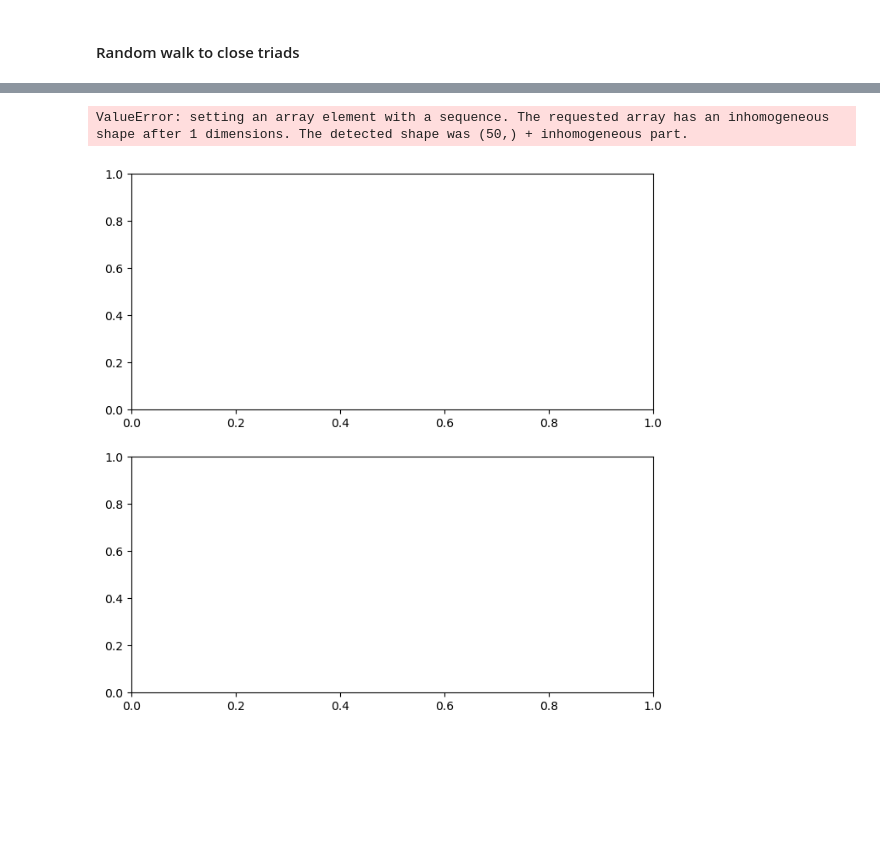
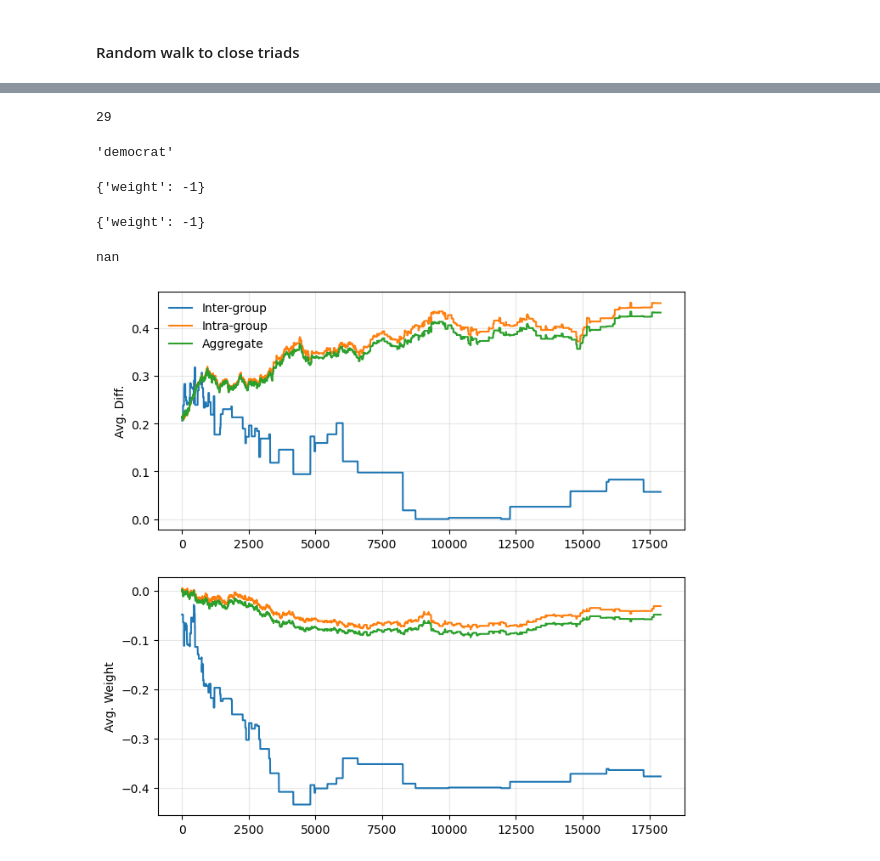
Before and after one commit to ocseckin/belief_network_extended, a Jupyter notebook: notebooks/with_random_walk.ipynb, the cells around one changed output, grey strips where cells are left out. Drawn from its saved outputs; the diff is of its cells as text; code cells hidden in the pictures; blank space fills up the shorter version.

Commit message:
adding random walk

```diff
--- a/notebooks/with_random_walk.ipynb
+++ b/notebooks/with_random_walk.ipynb
@@ -21,11 +21,11 @@ import random
 # %% [markdown]
 #### Create the social network
 # %%
-N = 50
-M = 400
+N = 30
+M = 100
 mu = .05
 
-social_G, communities = diffusion_utils.community_social_network(N = 50, mu = .05, M = 200)
+social_G, communities = diffusion_utils.community_social_network(N = N, mu = mu, M = M)
 
 nx.draw_networkx(social_G)
 # %% [output]
@@ -131,10 +131,11 @@ def assign_weight_to_new_edge(g, starting_node, middle_node, ending_node):
 
     return initial_weight
 # %%
-N = 50
-M = 400
+N = 30
+M = 100
 mu = .05
 
+networks = {}
 log = {}
 
 for sim in range(50):
@@ -145,10 +146,12 @@ for sim in range(50):
     # embed the belief networks into social networks
     social_G = diffusion_utils.generate_embed_belief_networks_to_social_network(social_G, communities)
 
+    #networks[0] = deepcopy(social_G)
+
     avg_diff = {'intra-group':[], 'inter-group':[], 'aggregate':[]}
     avg_w = {'intra-group':[], 'inter-group':[], 'aggregate':[]}
 
-    T = N * 100
+    T = N * 800
 
     for t in tqdm(range(T+1)):
 
@@ -172,8 +175,9 @@ for sim in range(50):
         # Agent thinks to themselves after updating their belief (apply random walk)
         starting_node, middle_node, ending_node = random_walker(g, focal_edge)
 
-        # If starting node is the same as the ending node, we cannot change anything...
-        if starting_node != ending_node:
+        # If starting node is the same as the ending node or the edge already exists,
+        # we cannot change anything ...
+        if (starting_node != ending_node) & ~(g.has_edge(starting_node, ending_node)):
             # ... if not, we randomly assign a weight to the new edge
             initial_weight = assign_weight_to_new_edge(g, starting_node, middle_node,
                                                        ending_node)
@@ -192,6 +196,11 @@ for sim in range(50):
         for k,v in temp2.items():
             avg_w[k].append(np.mean(v))
 
+        #if t % 500 == 0:
+        #    networks[t] = deepcopy(social_G)
+
     log[sim] = {}
     log[sim]['avg_diff'] = avg_diff
     log[sim]['avg_w'] = avg_w
+
+    break
@@ -218,24 +220,42 @@ for sim in range(50):
+# %%
+# find neighbors and select one
+neighbor = random.choice([*social_G.neighbors(node)])
+print(neighbor)
+communities[neighbor]
+# %% [output]
+29
+'democrat'
+# %%
+social_G.nodes[node]['belief_network'].edges[(node,neighbor)]
+# %% [output]
+{'weight': -1}
+# %%
+social_G.nodes[neighbor]['belief_network'].edges[(node,neighbor)]
+# %% [output]
+{'weight': -1}
+# %%
+avg
+# %% [output]
+nan
 # %%
 fig, axs = plt.subplots(2,1,figsize=(8,8))
 
 for i, d, ylabel in zip([0,1], ['avg_diff', 'avg_w'], ['Avg. Diff.', 'Avg. Weight']):
     for l in ['inter-group', 'intra-group', 'aggregate']:
         avg = np.mean([v[d][l] for v in log.values()], axis=0)
         std = np.std([v[d][l] for v in log.values()], axis=0)
         axs[i].plot(avg,
                     label=l.capitalize())
 
         axs[i].fill_between(range(len(avg)),
                             avg+(std/2), avg-(std/2),
-                            label=l.capitalize(),
                             alpha=.3)
 
     axs[i].set_ylabel(ylabel)
     axs[i].grid(alpha=.3)
 
 axs[0].legend(frameon=False)
 
 fig.show()
 # %% [output]
-ValueError: setting an array element with a sequence. The requested array has an inhomogeneous shape after 1 dimensions. The detected shape was (50,) + inhomogeneous part.
-[figure, old version]
+[figure, new version]
```
Also changed, not shown: parts of 7 cells of this notebook.
